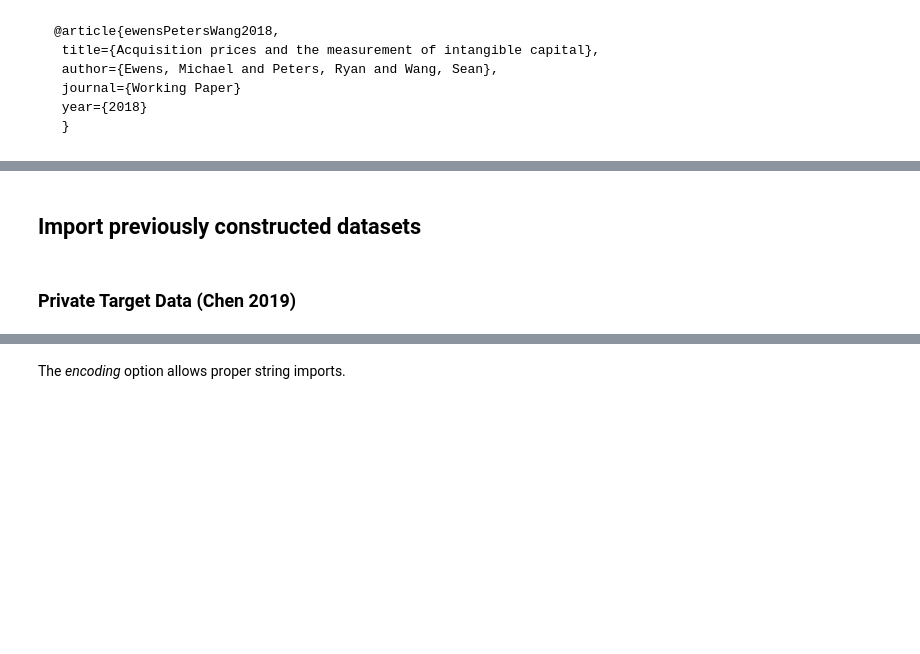
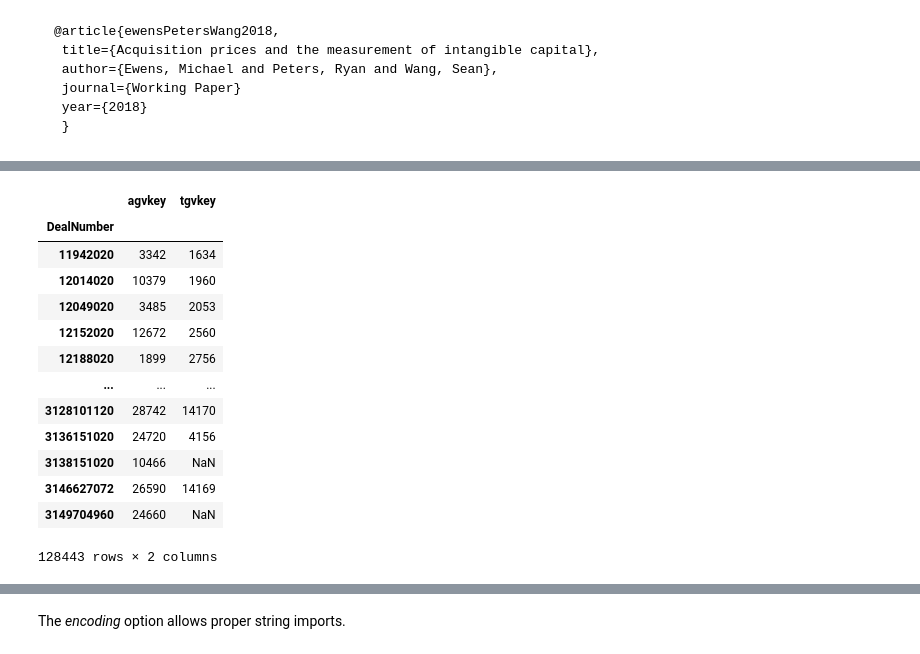
Before and after one commit to heejinohn/cko2019, a Jupyter notebook: 1_code/Review_IV.ipynb, the cells around one changed output, grey strips where cells are left out. Saved outputs shown, nothing was run; the diff lists cells and outputs as text; code cells hidden in the pictures; blank space fills up the shorter version.

```diff
--- a/1_code/Review_IV.ipynb
+++ b/1_code/Review_IV.ipynb
@@ -268,4 +368,0 @@ datadate.set_index(['gvkey1', 'year'], inplace=True)
-# %% [markdown]
-## Import previously constructed datasets
-# %% [markdown]
-### Private Target Data (Chen 2019)
@@ -271,0 +375,17 @@ datadate.set_index(['gvkey1', 'year'], inplace=True)
+# %%
+sdc_link
+# %% [output]
+|  | agvkey | tgvkey |
+| DealNumber |  |  |
+| 11942020 | 3342 | 1634 |
+| 12014020 | 10379 | 1960 |
+| 12049020 | 3485 | 2053 |
+| 12152020 | 12672 | 2560 |
+| 12188020 | 1899 | 2756 |
+| ... | ... | ... |
+| 3128101120 | 28742 | 14170 |
+| 3136151020 | 24720 | 4156 |
+| 3138151020 | 10466 | NaN |
+| 3146627072 | 26590 | 14169 |
+| 3149704960 | 24660 | NaN |
+128443 rows × 2 columns
```
Also changed, not shown: parts of 140 cells of this notebook, 1 other file.
